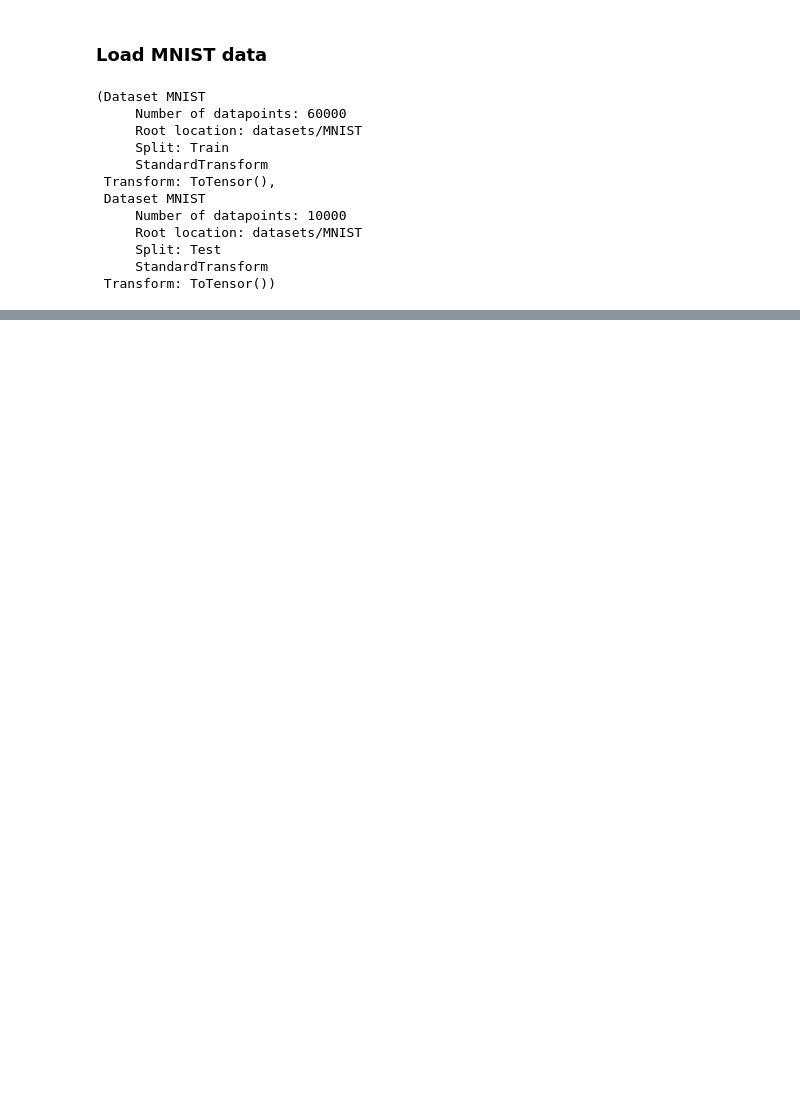
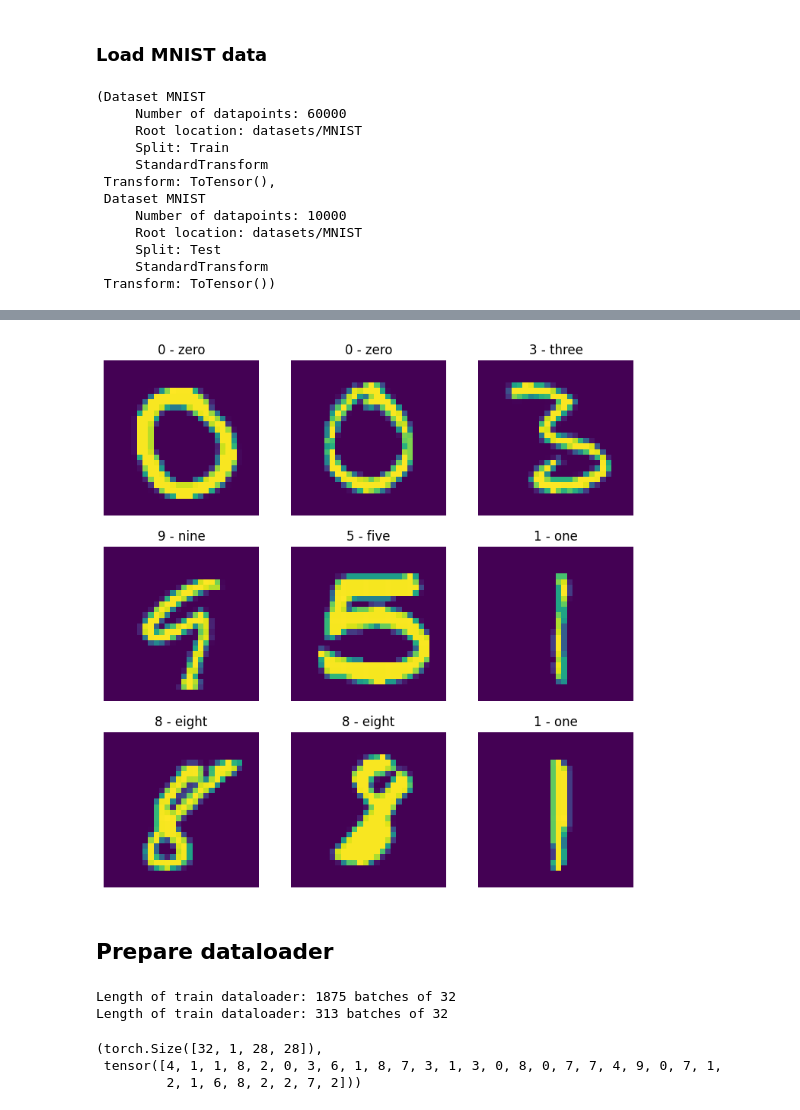
Before and after one commit to MuhammadAbuBakarQureshi/Machine-Learning, a Jupyter notebook: PyTorch/09-PyTorch-Computer-Vision-MNIST.ipynb, the cells around one changed output, grey strips where cells are left out. Saved outputs shown, nothing was run; the diff lists cells and outputs as text; code cells hidden in the pictures; blank space fills up the shorter version.

```diff
--- a/PyTorch/09-PyTorch-Computer-Vision-MNIST.ipynb
+++ b/PyTorch/09-PyTorch-Computer-Vision-MNIST.ipynb
@@ -51,0 +103,22 @@ train_data, test_data
+# %%
+# plot more images
+
+rows, cols = 3, 3
+
+plt.figure(figsize=(9, 9))
+
+for i in range(1, rows * cols + 1):
+
+    random_index = torch.randint(0, len(train_data), size=[1]).item()
+
+    image, label = train_data[random_index]
+
+    plt.subplot(rows, cols, i)
+
+    plt.title(label=classes[label])
+    plt.imshow(image.squeeze())
+    plt.axis(False)
+# %% [output]
+[figure, added]
+# %% [markdown]
+## Prepare dataloader
@@ -51,0 +138,14 @@ train_data, test_data
+# %%
+
+print(f"Length of train dataloader: {len(train_dataloader)} batches of {32}")
+print(f"Length of train dataloader: {len(test_dataloader)} batches of {32}")
+# %% [output]
+Length of train dataloader: 1875 batches of 32
+Length of train dataloader: 313 batches of 32
+# %%
+train_batch, train_label = next(iter(train_dataloader))
+image.shape , label
+# %% [output]
+(torch.Size([32, 1, 28, 28]),
+ tensor([4, 1, 1, 8, 2, 0, 3, 6, 1, 8, 7, 3, 1, 3, 0, 8, 0, 7, 7, 4, 9, 0, 7, 1,
+         2, 1, 6, 8, 2, 2, 7, 2]))
```
Also changed, not shown: parts of 28 cells of this notebook.
